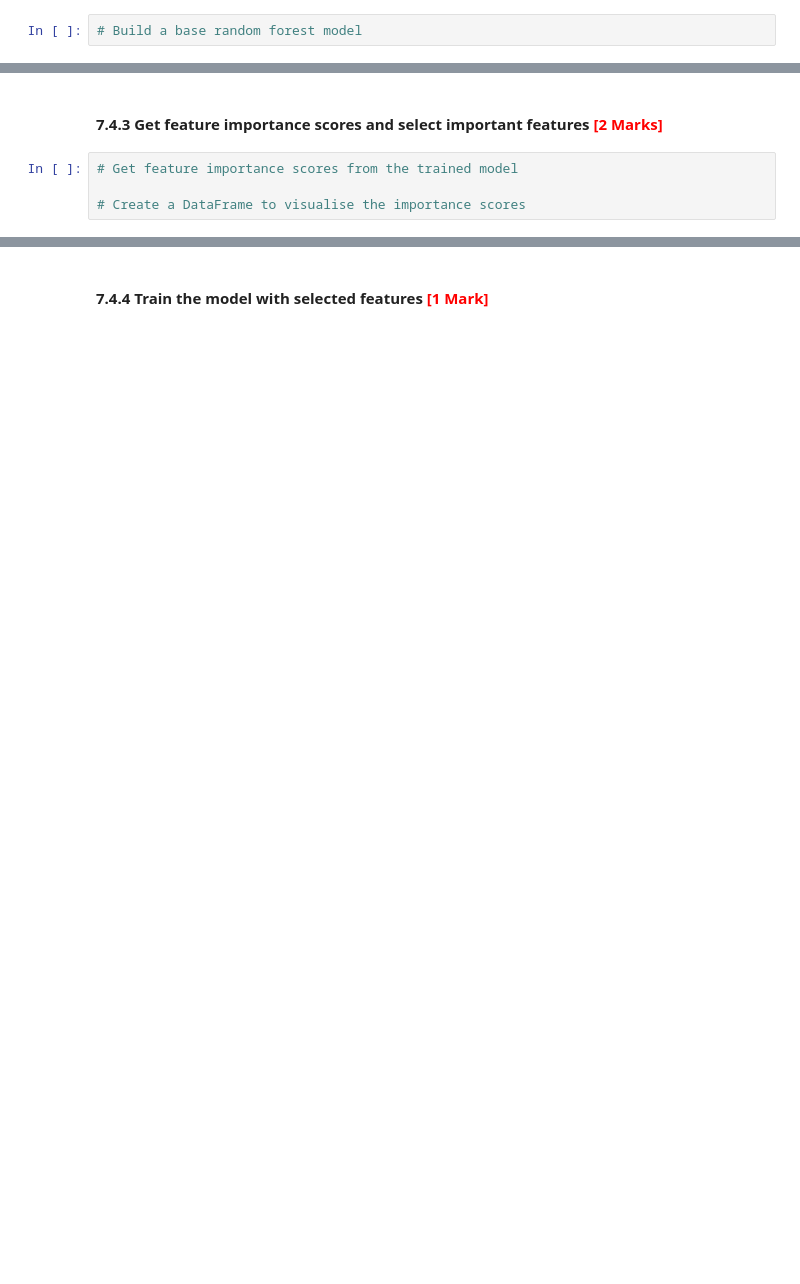
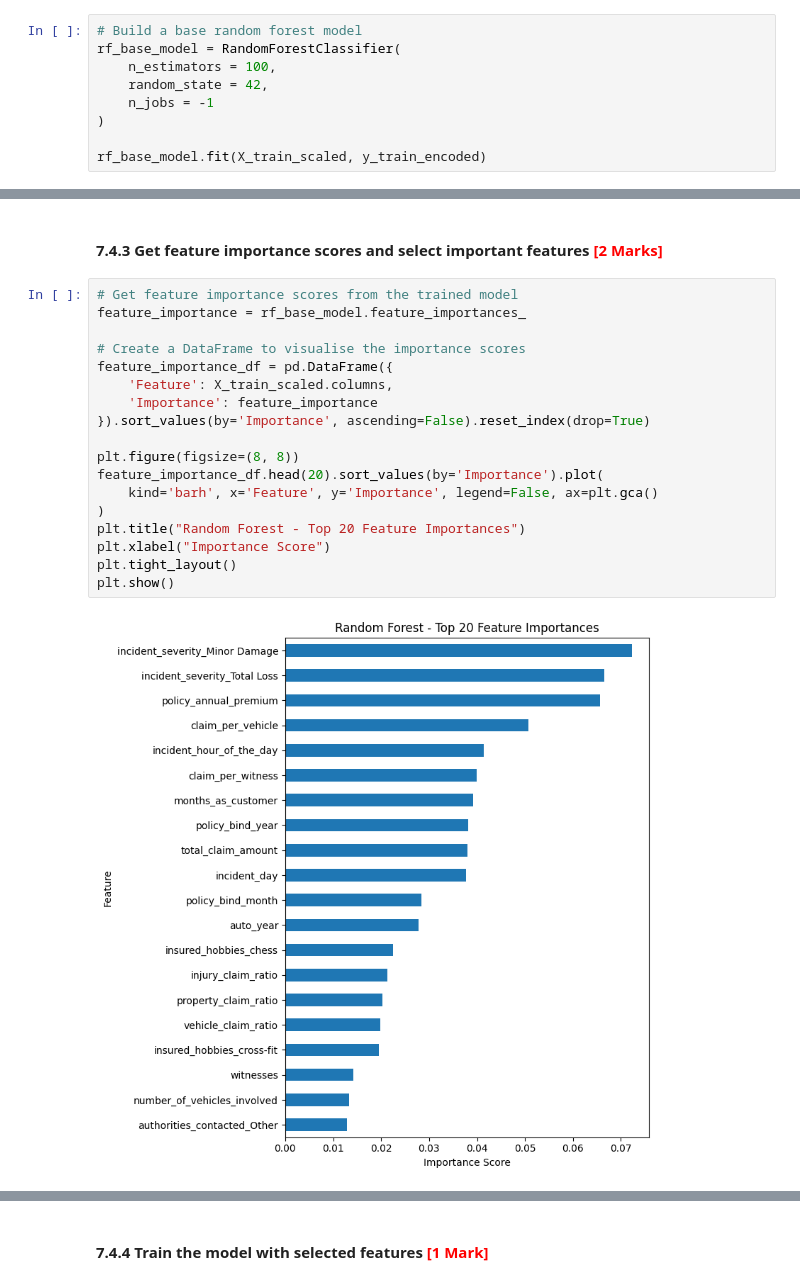
Before and after one commit to navyabhat98/Fraudulent_Insurance_Claim_Detection, a Jupyter notebook: Fraudulent_Insurance_Claim_Detection.ipynb, the cells around one changed output, grey strips where cells are left out. Cells and saved outputs as stored; diff of their text form; blank space fills up the shorter version.

Commit message:
updated with RandomForest

```diff
--- a/Fraudulent_Insurance_Claim_Detection.ipynb
+++ b/Fraudulent_Insurance_Claim_Detection.ipynb
@@ -1540,3 +1527,10 @@ from sklearn.model_selection import cross_val_score, GridSearchCV
 #### **7.4.2** Build the random forest model <font color="red">[1 Mark]</font>
 # %%
 # Build a base random forest model
+rf_base_model = RandomForestClassifier(
+    n_estimators = 100,
+    random_state = 42,
+    n_jobs = -1
+)
+
+rf_base_model.fit(X_train_scaled, y_train_encoded)
@@ -1543,8 +1542,24 @@ from sklearn.model_selection import cross_val_score, GridSearchCV
 # %% [markdown]
 #### **7.4.3** Get feature importance scores and select important features <font color="red">[2 Marks]</font>
-# %%
-# Get feature importance scores from the trained model
-
-# Create a DataFrame to visualise the importance scores
+# %%
+# Get feature importance scores from the trained model
+feature_importance = rf_base_model.feature_importances_
+
+# Create a DataFrame to visualise the importance scores
+feature_importance_df = pd.DataFrame({
+    'Feature': X_train_scaled.columns,
+    'Importance': feature_importance
+}).sort_values(by='Importance', ascending=False).reset_index(drop=True)
+
+plt.figure(figsize=(8, 8))
+feature_importance_df.head(20).sort_values(by='Importance').plot(
+    kind='barh', x='Feature', y='Importance', legend=False, ax=plt.gca()
+)
+plt.title("Random Forest - Top 20 Feature Importances")
+plt.xlabel("Importance Score")
+plt.tight_layout()
+plt.show()
+# %% [output]
+[figure, added]
 # %%
 # Select features with high importance scores
```
Also changed, not shown: parts of 39 cells of this notebook.
